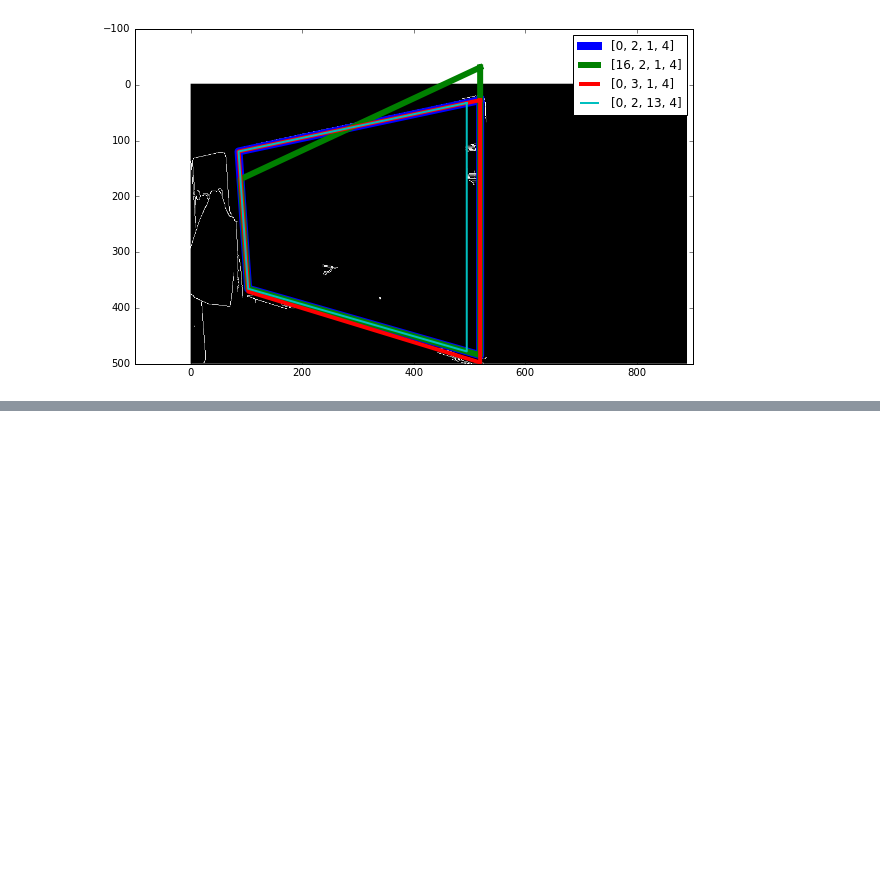
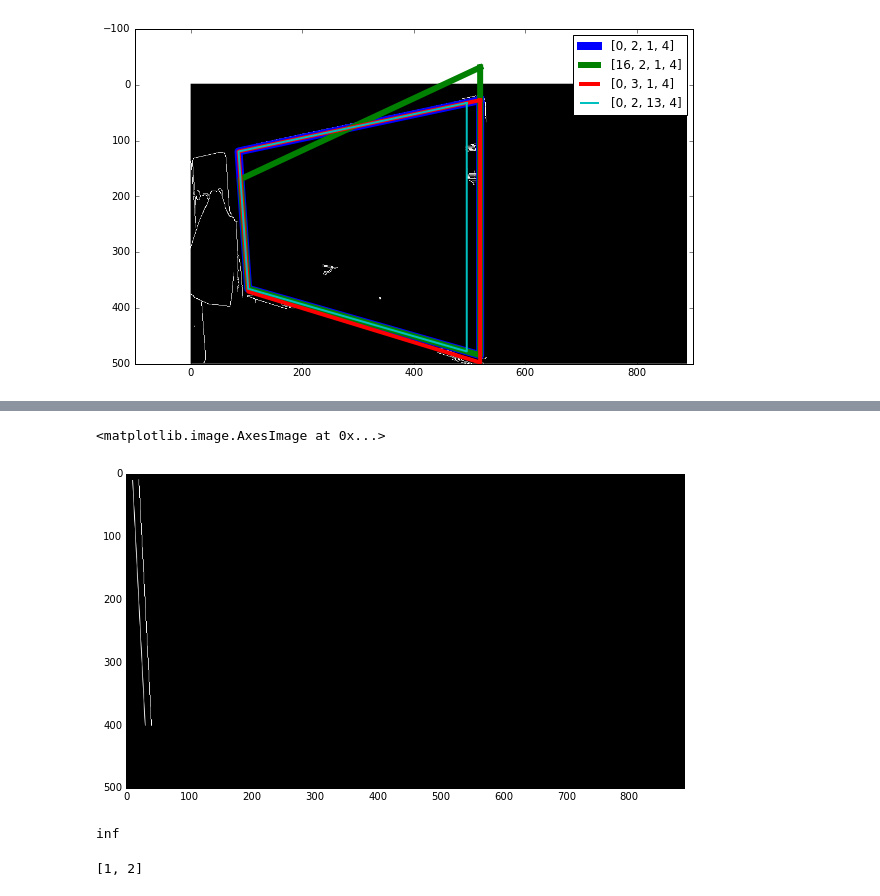
Before and after one commit to oceanofsolaris/whiteboard-diff, a Jupyter notebook: detection_notebook.ipynb, the cells around one changed output, grey strips where cells are left out. Saved outputs shown, nothing was run; the diff lists cells and outputs as text; code cells hidden in the pictures; blank space fills up the shorter version.

```diff
--- a/detection_notebook.ipynb
+++ b/detection_notebook.ipynb
@@ -236,0 +625,22 @@ plt.legend()
+# %%
+blank_slate = np.zeros_like(gray)
+blank_slate2 = np.zeros_like(gray)
+
+x1 = [30,400]
+x0 = [10,10]
+x1_2 = [400, 40]
+x0_2 = [10, 20]
+test = wu_line(blank_slate, x1, x0)
+test2 = bresen_line(test, x1_2, x0_2)
+plt.imshow(test2, cmap=plt.cm.Greys_r)
+# %% [output]
+<matplotlib.image.AxesImage at 0x...>
+[figure, added]
+# %%
+float("Inf")
+# %% [output]
+inf
+# %%
+[1,2,3,4,5][0:2]
+# %% [output]
+[1, 2]
```
Also changed, not shown: parts of 12 cells of this notebook.
